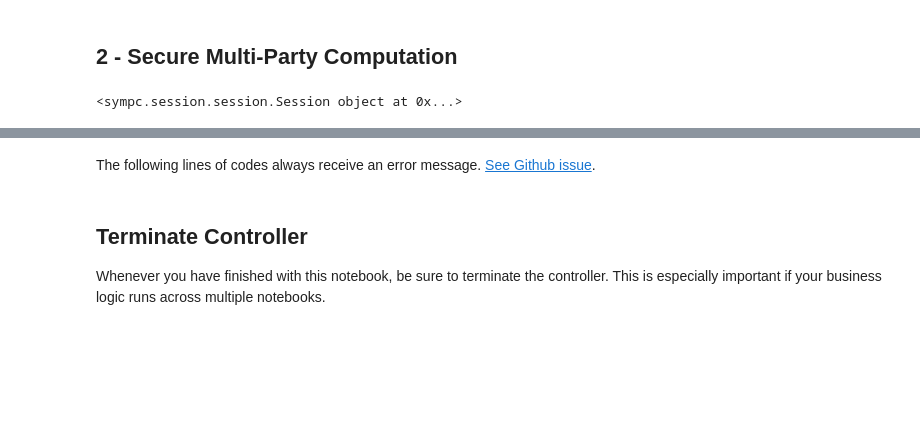
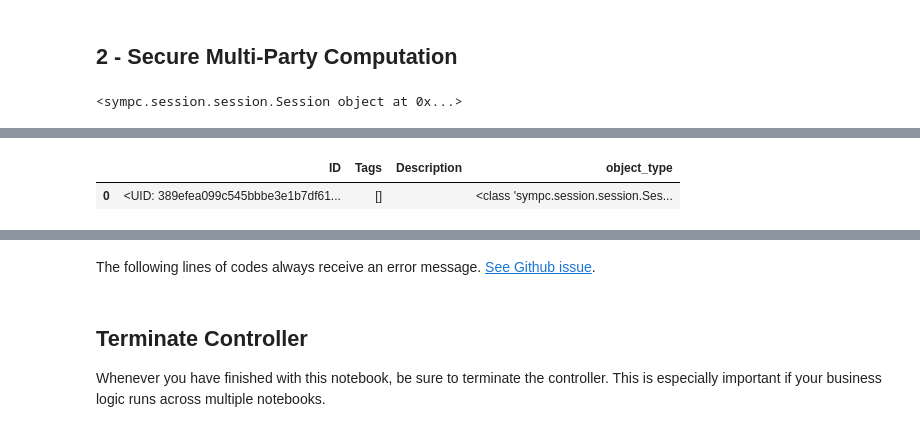
Before and after one commit to kajaschmidt/aries-jupyter-playground, a Jupyter notebook: agents/city/notebooks/03_connect_with_manufacturers.ipynb, the cells around one changed output, grey strips where cells are left out. Cells and saved outputs as stored; diff of their text form; code cells hidden in the pictures; blank space fills up the shorter version.

```diff
--- a/agents/city/notebooks/03_connect_with_manufacturers.ipynb
+++ b/agents/city/notebooks/03_connect_with_manufacturers.ipynb
@@ -447 +465,6 @@ SessionManager.setup_mpc(session)
+# %%
+duet_ds.store.pandas
+# %% [output]
+|  | ID | Tags | Description | object_type |
+| 0 | <UID: 389efea099c545bbbe3e1b7df61... | [] |  | <class 'sympc.session.session.Ses... |
 # %%
```
Also changed, not shown: parts of 23 cells of this notebook, 3 other files.
